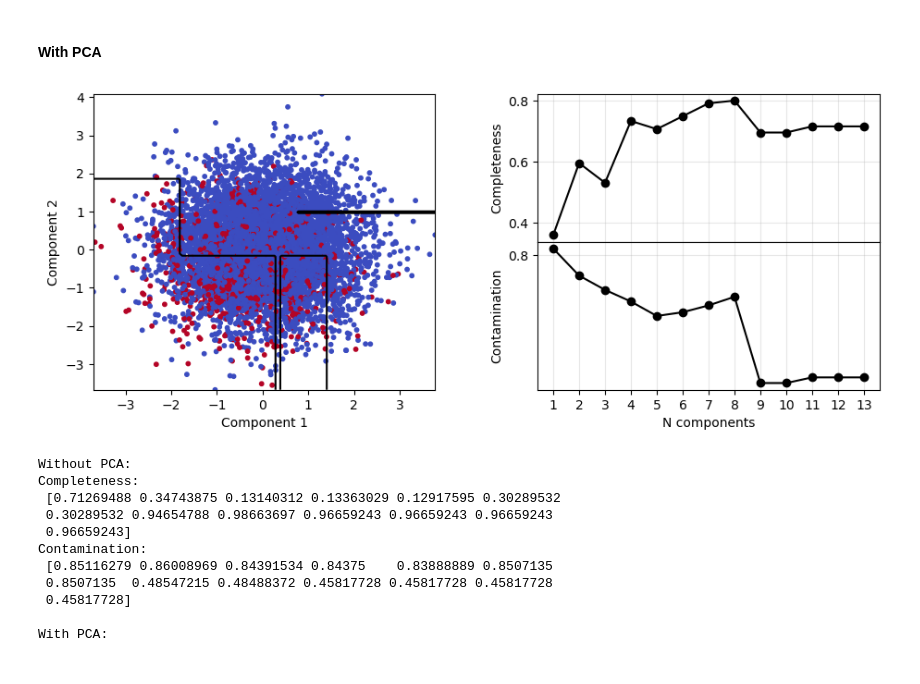
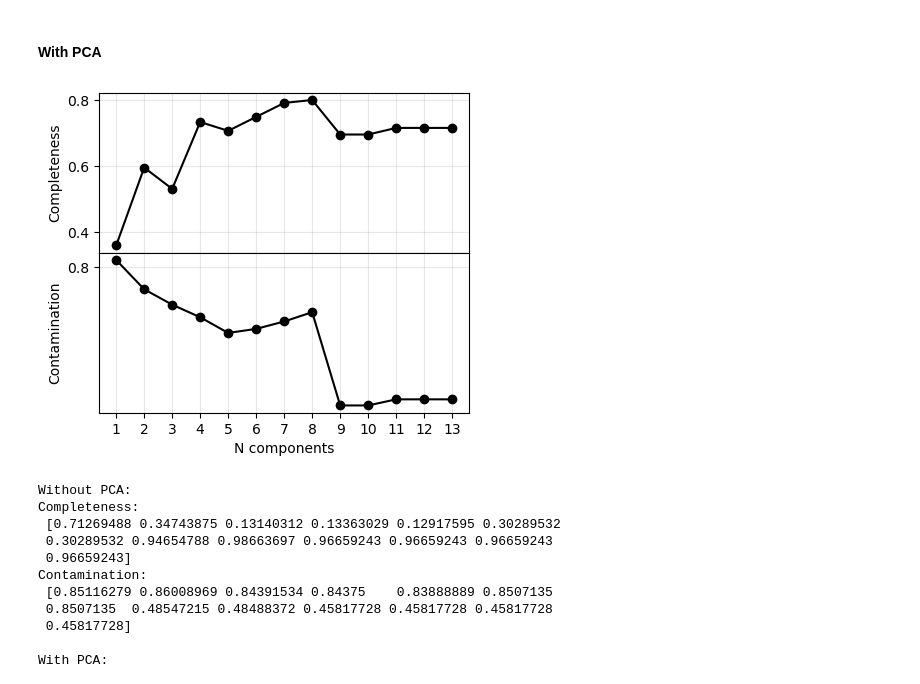
Before and after one commit to SimoneRestuccia/astrostatistics_bicocca_2024, a Jupyter notebook: working/L_20/GW_detection.ipynb, the cells around one changed output. Saved outputs shown, nothing was run; the diff lists cells and outputs as text; code cells hidden in the pictures.

```diff
--- a/working/L_20/GW_detection.ipynb
+++ b/working/L_20/GW_detection.ipynb
@@ -78,47 +118,28 @@ data_scaled = scaler.fit_transform(df_data[labels[:13]])
 X_train, X_test, y_train, y_test = train_test_split(data_scaled.to_numpy(), df_data['det'], test_size=0.3, random_state=42)
 # %%
 n_feature = np.arange(1, 14)
+
+#Function to compute the completeness and the contamination as functions of the number of features
 def compl_cont(clf, X_train, X_test, y_train, y_test):
     predictions = []
     confusion = []
     for i in tqdm(n_feature):
-        clf.fit(X_train[:, :i], y_train)
-        y_pred = clf.predict(X_test[:, :i])
+        clf.fit(X_train[:, :i], y_train)  #Fitting the data
+        y_pred = clf.predict(X_test[:, :i])  #Predicting the labels
 
         predictions.append(y_pred)
-        confusion.append(confusion_matrix(y_test, y_pred))
+        confusion.append(confusion_matrix(y_test, y_pred))  #Computing the confusion matrix
 
-    completeness, contamination = completeness_contamination(predictions, y_test)
+    completeness, contamination = completeness_contamination(predictions, y_test)  #Computing the completeness and the contamination
     return completeness, contamination, confusion
 
+#Function to plot the completeness and the contamination as functions of the number of features
 def plots(clf, X_train, y_train, completeness, contamination, red = False):
     clf.fit(X_train, y_train)
-
-    xlim = (np.min(X_train[:,0]), np.max(X_train[:,0]))
-    ylim = (np.min(X_train[:,1]), np.max(X_train[:,1]))
-
-    xx, yy = np.meshgrid(np.linspace(xlim[0], xlim[1], 101), np.linspace(ylim[0], ylim[1], 101))
-    xystack = np.vstack([xx.ravel(),yy.ravel()])
-    Xgrid = xystack.T
-
-    Z = clf.predict(Xgrid)
-    Z = Z.reshape(xx.shape)
 
     fig = plt.figure(figsize=(10, 4))
     fig.subplots_adjust(bottom=0.15, top=0.95, hspace=0.0,
                         left=0.1, right=0.95, wspace=0.2)
-
-    ax = fig.add_subplot(121)
-    ax.scatter(X_train[:,0], X_train[:,1], c=y_train, cmap='coolwarm', s=10)
-    ax.contour(xx, yy, Z, [0.7], colors='k')
-    if red == False:
-        ax.set_xlabel('z')
-        ax.set_ylabel(r'$M_{tot}$')
-    else:
-        ax.set_xlabel('Component 1')
-        ax.set_ylabel('Component 2')
-    ax.set_xlim(xlim)
-    ax.set_ylim(ylim)
 
     ax = fig.add_subplot(222)
     ax.plot(n_feature, completeness, color = 'black', marker = 'o')
@@ -267,7 +281,8 @@ plots(SVM, X_train[:,[7,9]], y_train, completeness_SVC, contamination_SVC)
 # %% [markdown]
 #### With PCA
 # %%
-grid = GridSearchCV(SVC(kernel='linear', class_weight='balanced'), {'C': crange}, cv= k, verbose = 2)
+#Cross validation to compute the best 'regularization parameter' C
+grid = GridSearchCV(SVC(kernel='linear', class_weight='balanced'), {'C': crange}, cv= k)
 grid.fit(X_train_pca, y_train_pca)
 best_c_pca = grid.best_params_['C']
 print(best_c_pca)
@@ -450,7 +430,7 @@ plots(dtc, X_train[:,[7,9]], y_train, completeness_dtc, contamination_dtc)
 # %%
 completeness_dtc_pca, contamination_dtc_pca, confusion_dtc_pca = compl_cont(dtc, X_train_pca, X_test_pca, y_train_pca, y_test_pca)
 # %%
-plots(dtc_pca, X_train_pca[:,:2], y_train_pca, completeness_dtc_pca, contamination_dtc_pca, red = True)
+plots(dtc, X_train_pca[:,:2], y_train_pca, completeness_dtc_pca, contamination_dtc_pca, red = True)
 # %% [output]
-[figure, old version]
+[figure, new version]
 # %%
```
Also changed, not shown: parts of 54 cells of this notebook, 5 other files.
